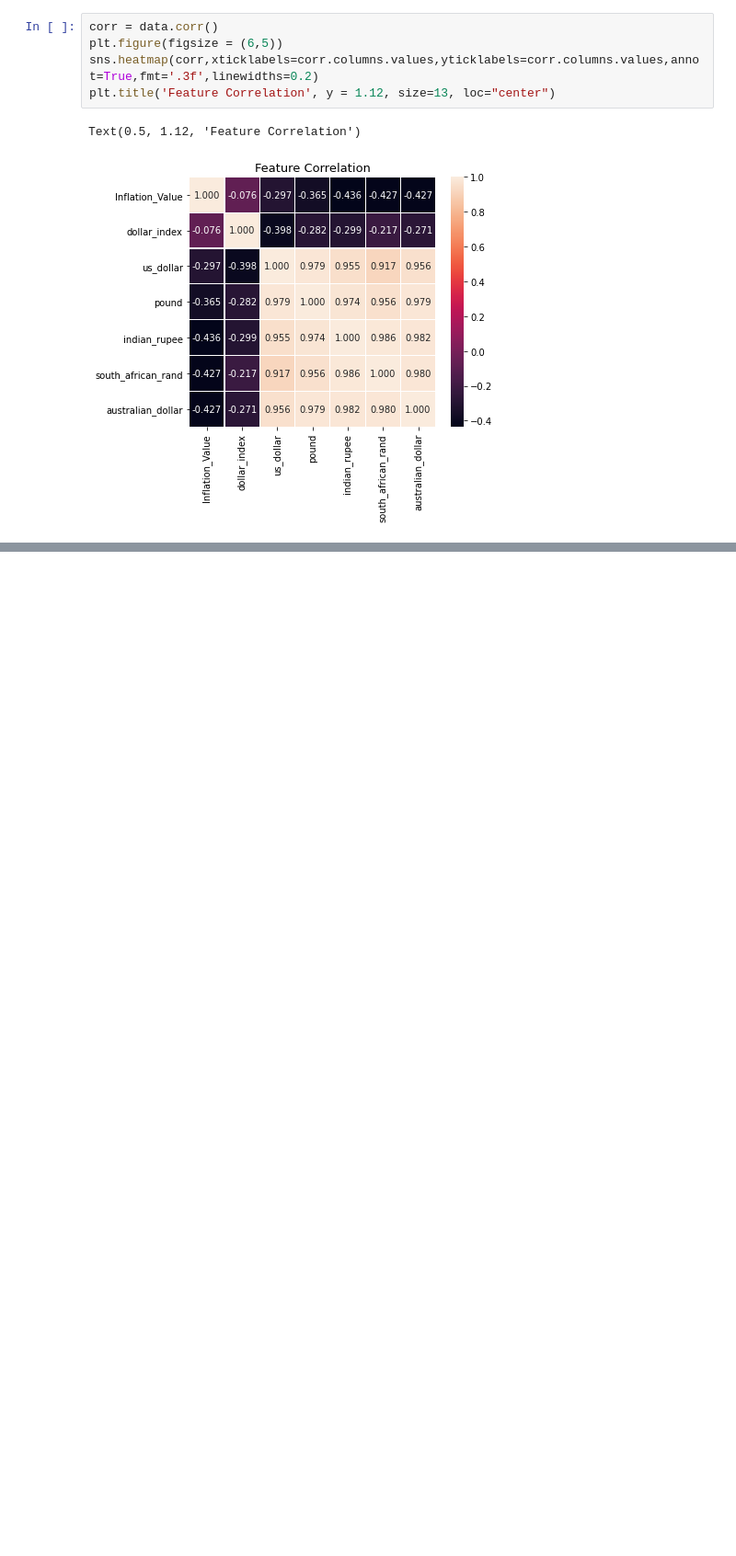
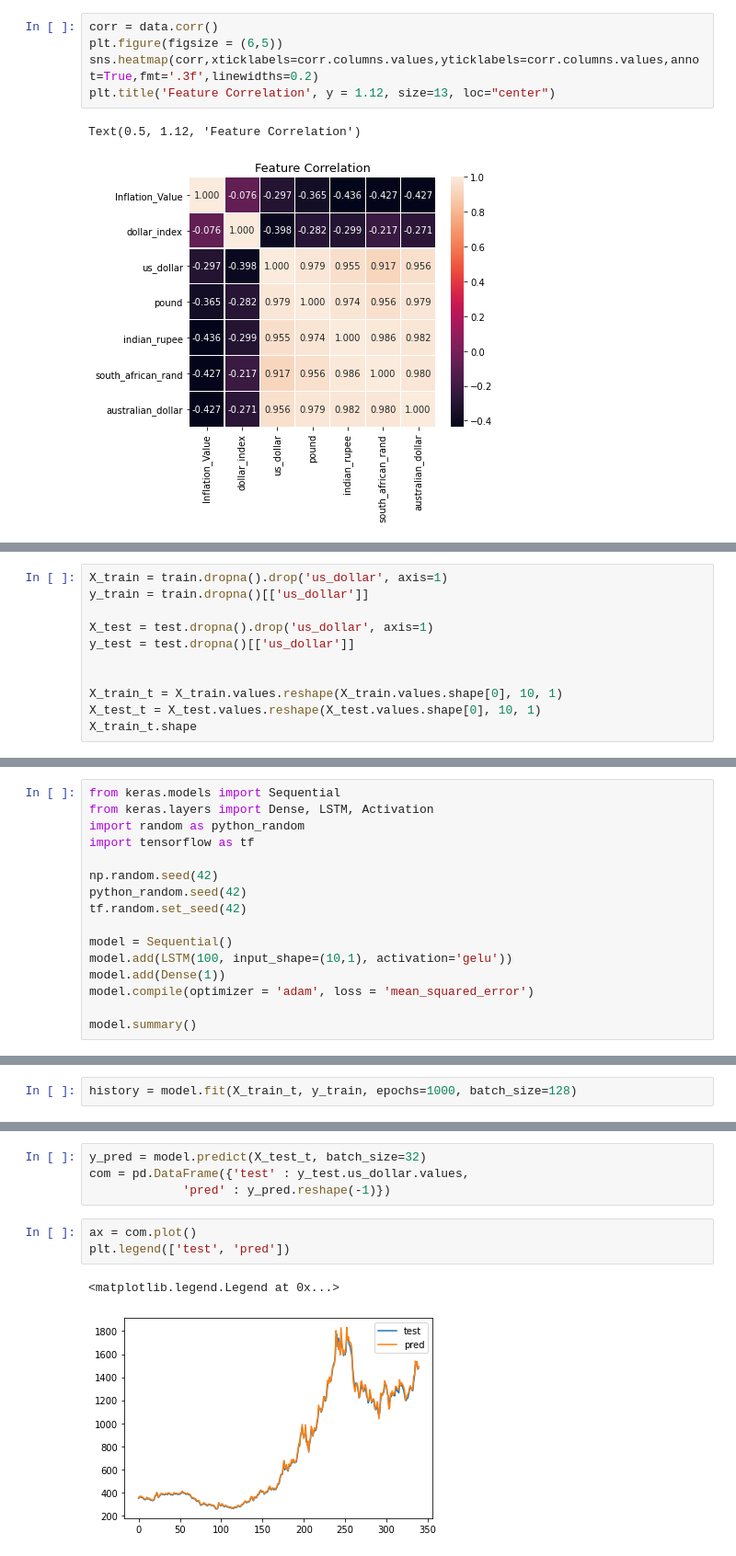
Before and after one commit to cjvilla/Gold-Projections, a Jupyter notebook: Code/random_forest_regressor.ipynb, the cells around one changed output, grey strips where cells are left out. Shown at 92% size. Drawn from its saved outputs; the diff is of its cells as text; blank space fills up the shorter version.

```diff
--- a/Code/random_forest_regressor.ipynb
+++ b/Code/random_forest_regressor.ipynb
@@ -278,0 +192,11 @@ RMAE :   362.10650855514007
+# %%
+X_train = train.dropna().drop('us_dollar', axis=1)
+y_train = train.dropna()[['us_dollar']]
+
+X_test = test.dropna().drop('us_dollar', axis=1)
+y_test = test.dropna()[['us_dollar']]
+
+
+X_train_t = X_train.values.reshape(X_train.values.shape[0], 10, 1)
+X_test_t = X_test.values.reshape(X_test.values.shape[0], 10, 1)
+X_train_t.shape
@@ -278,0 +205,16 @@ RMAE :   362.10650855514007
+# %%
+from keras.models import Sequential
+from keras.layers import Dense, LSTM, Activation
+import random as python_random
+import tensorflow as tf
+
+np.random.seed(42)
+python_random.seed(42)
+tf.random.set_seed(42)
+
+model = Sequential()
+model.add(LSTM(100, input_shape=(10,1), activation='gelu'))
+model.add(Dense(1))
+model.compile(optimizer = 'adam', loss = 'mean_squared_error')
+
+model.summary()
@@ -278,0 +234,2 @@ RMAE :   362.10650855514007
+# %%
+history = model.fit(X_train_t, y_train, epochs=1000, batch_size=128)
@@ -278,0 +259,10 @@ RMAE :   362.10650855514007
+# %%
+y_pred = model.predict(X_test_t, batch_size=32)
+com = pd.DataFrame({'test' : y_test.us_dollar.values,
+             'pred' : y_pred.reshape(-1)})
+# %%
+ax = com.plot()
+plt.legend(['test', 'pred'])
+# %% [output]
+<matplotlib.legend.Legend at 0x...>
+[figure, added]
```
Also changed, not shown: parts of 22 cells of this notebook.
